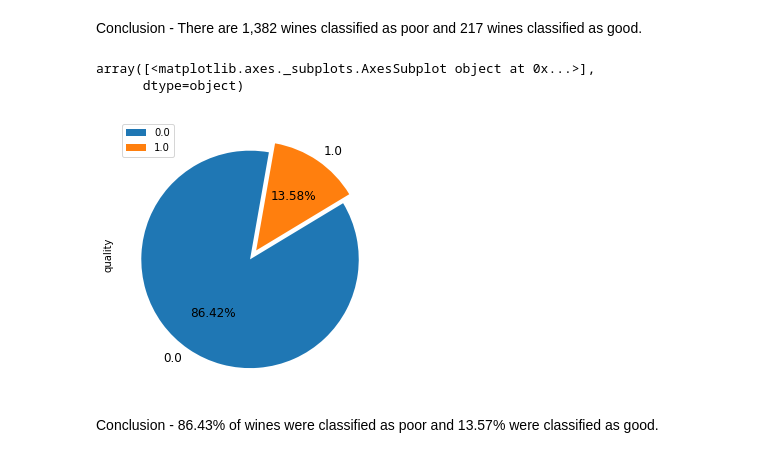
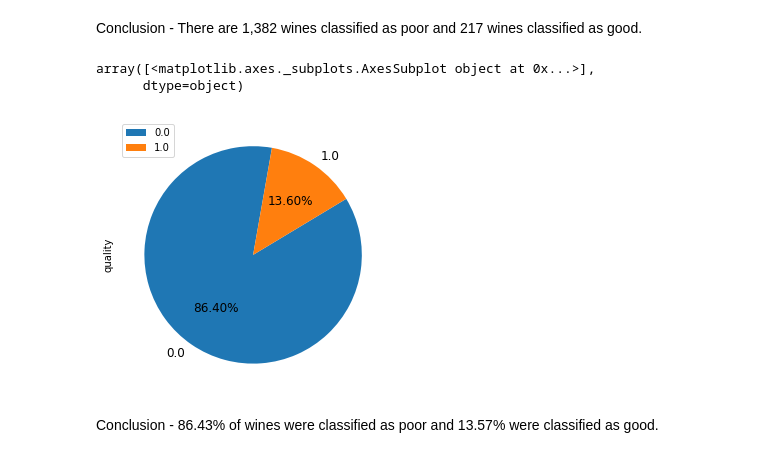
Before and after one commit to machave11/Wine-Quality-Analysis, a Jupyter notebook: Nikhil_Machave_Wine_Quality_Analysis.ipynb, the cells around one changed output. Drawn from its saved outputs; the diff is of its cells as text; code cells hidden in the pictures.

```diff
--- a/Nikhil_Machave_Wine_Quality_Analysis.ipynb
+++ b/Nikhil_Machave_Wine_Quality_Analysis.ipynb
@@ -59,3 +75,5 @@ There are 1,599 wine records and 12 features. The data set contains float and in
+# %%
+df.dropna(axis=0,inplace=True)
 # %%
 df.isnull().sum()
 # %% [output]
@@ -258,13 +276,13 @@ sns.countplot(df['quality'])
 Conclusion - There are 1,382 wines classified as poor and 217 wines classified as good.
 # %%
 # Visualize the percentages for bad and good quality wines.
-df.quality.value_counts().plot(kind='pie', subplots=True, autopct='%1.2f%%',
-                               explode= (0.05, 0.05), startangle=80, legend=True,
-                               fontsize=12, figsize=(8,5), textprops={'color':"black"})
+# Visualize the percentages for bad and good quality wines.
+df.quality.value_counts().plot(kind='pie', subplots=True, autopct='%1.2f%%',startangle=80, legend=True,
+                                 fontsize=12, figsize=(8,5), textprops={'color':"black"})
 # %% [output]
 array([<matplotlib.axes._subplots.AxesSubplot object at 0x...>],
       dtype=object)
-[figure, old version]
+[figure, new version]
 # %% [markdown]
 Conclusion - 86.43% of wines were classified as poor and 13.57% were classified as good.
 # %% [markdown]
```
Also changed, not shown: parts of 20 cells of this notebook.
